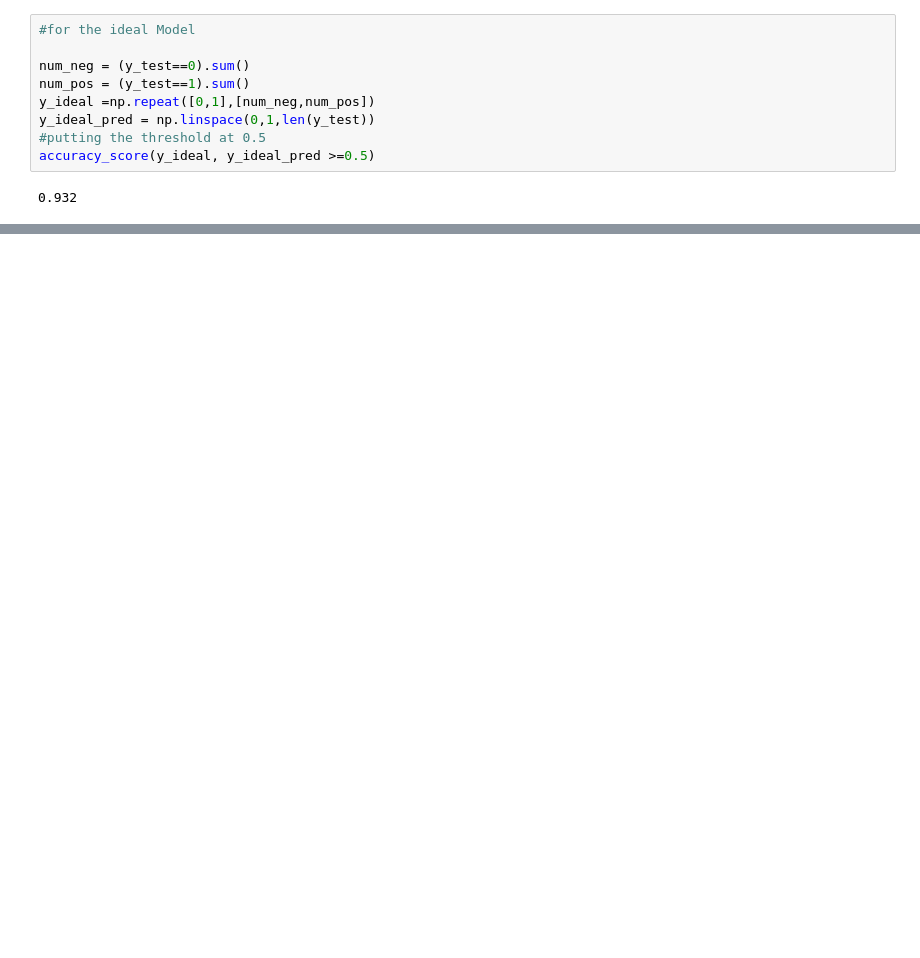
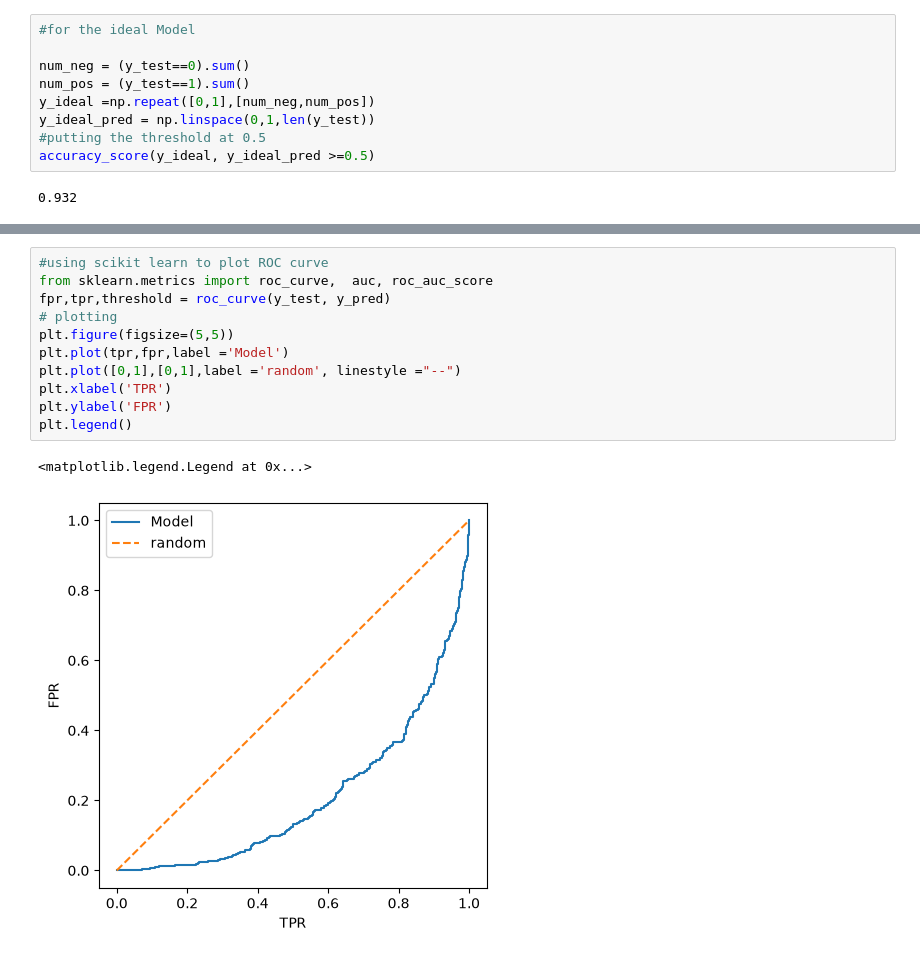
Before and after one commit to oscanx/Machine-Learning-zoomcamp-homework, a Jupyter notebook: Classification_Homework.ipynb, the cells around one changed output, grey strips where cells are left out. Drawn from its saved outputs; the diff is of its cells as text; blank space fills up the shorter version.

```diff
--- a/Classification_Homework.ipynb
+++ b/Classification_Homework.ipynb
@@ -627,0 +630,14 @@ plt.legend()
+# %%
+#using scikit learn to plot ROC curve
+from sklearn.metrics import roc_curve,  auc, roc_auc_score
+fpr,tpr,threshold = roc_curve(y_test, y_pred)
+# plotting
+plt.figure(figsize=(5,5))
+plt.plot(tpr,fpr,label ='Model')
+plt.plot([0,1],[0,1],label ='random', linestyle ="--")
+plt.xlabel('TPR')
+plt.ylabel('FPR')
+plt.legend()
+# %% [output]
+<matplotlib.legend.Legend at 0x...>
+[figure, added]
```
Also changed, not shown: parts of 11 cells of this notebook.
